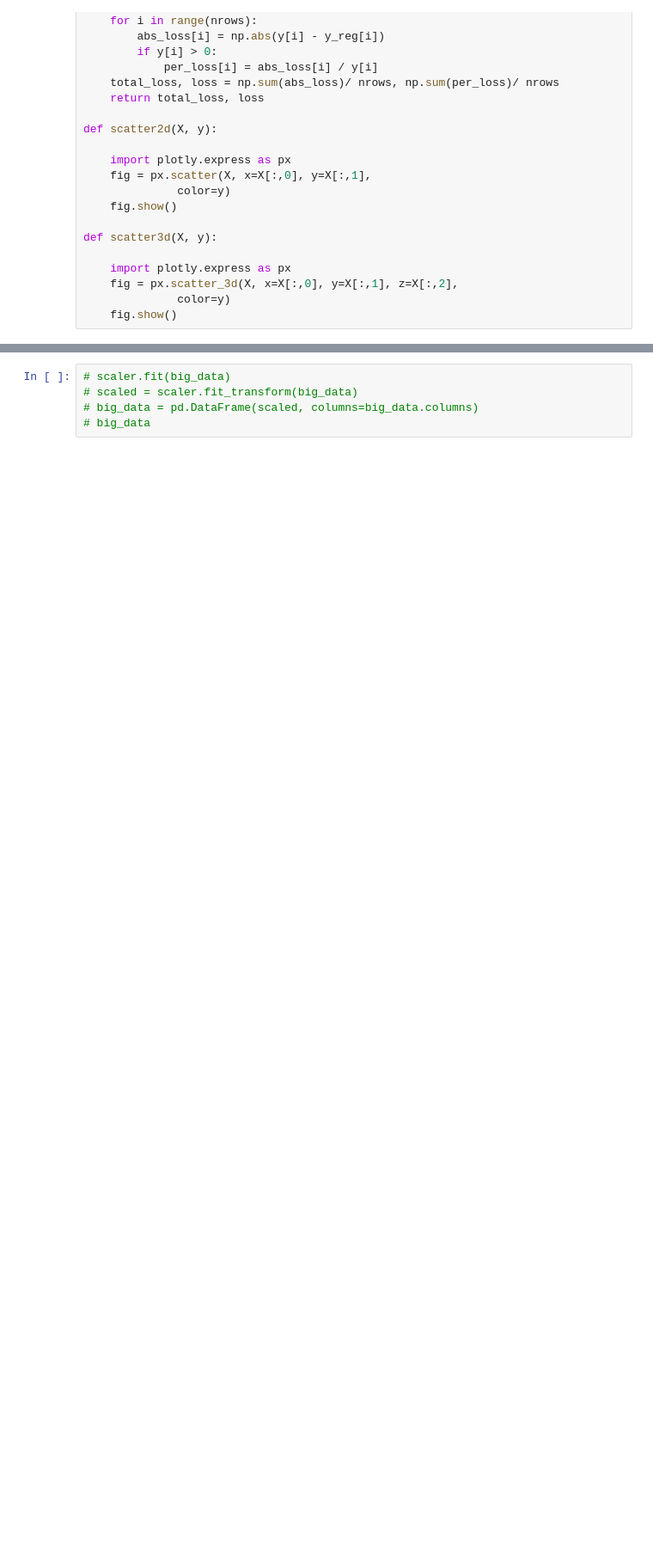
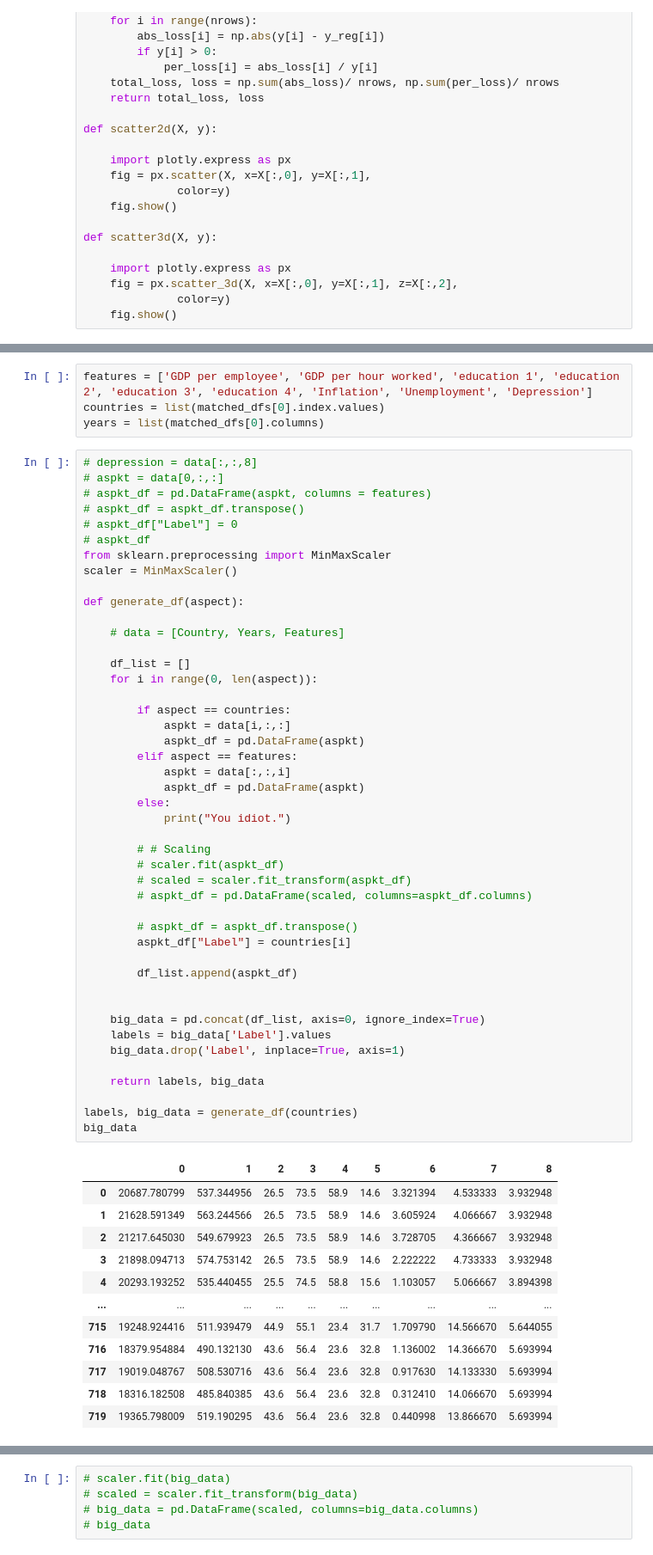
Before and after one commit to nisa-bayraktar/european_productivity, a Jupyter notebook: clustering.ipynb, the cells around one changed output, grey strips where cells are left out. Shown at 86% size. Saved outputs shown, nothing was run; the diff lists cells and outputs as text; blank space fills up the shorter version.

```diff
--- a/clustering.ipynb
+++ b/clustering.ipynb
@@ -329,0 +309,62 @@ depression
+# %%
+features = ['GDP per employee', 'GDP per hour worked', 'education 1', 'education 2', 'education 3', 'education 4', 'Inflation', 'Unemployment', 'Depression']
+countries = list(matched_dfs[0].index.values)
+years = list(matched_dfs[0].columns)
+# %%
+# depression = data[:,:,8]
+# aspkt = data[0,:,:]
+# aspkt_df = pd.DataFrame(aspkt, columns = features)
+# aspkt_df = aspkt_df.transpose()
+# aspkt_df["Label"] = 0
+# aspkt_df
+from sklearn.preprocessing import MinMaxScaler
+scaler = MinMaxScaler()
+
+def generate_df(aspect):
+
+    # data = [Country, Years, Features]
+
+    df_list = []
+    for i in range(0, len(aspect)):
+
+        if aspect == countries:
+            aspkt = data[i,:,:]
+            aspkt_df = pd.DataFrame(aspkt)
+        elif aspect == features:
+            aspkt = data[:,:,i]
+            aspkt_df = pd.DataFrame(aspkt)
+        else:
+            print("You idiot.")
+
+        # # Scaling
+        # scaler.fit(aspkt_df)
+        # scaled = scaler.fit_transform(aspkt_df)
+        # aspkt_df = pd.DataFrame(scaled, columns=aspkt_df.columns)
+
+        # aspkt_df = aspkt_df.transpose()
+        aspkt_df["Label"] = countries[i]
+
+        df_list.append(aspkt_df)
+
+
+    big_data = pd.concat(df_list, axis=0, ignore_index=True)
+    labels = big_data['Label'].values
+    big_data.drop('Label', inplace=True, axis=1)
+
+    return labels, big_data
+
+labels, big_data = generate_df(countries)
+big_data
+# %% [output]
+|  | 0 | 1 | 2 | 3 | 4 | 5 | 6 | 7 | 8 |
+| 0 | 20687.780799 | 537.344956 | 26.5 | 73.5 | 58.9 | 14.6 | 3.321394 | 4.533333 | 3.932948 |
+| 1 | 21628.591349 | 563.244566 | 26.5 | 73.5 | 58.9 | 14.6 | 3.605924 | 4.066667 | 3.932948 |
+| 2 | 21217.645030 | 549.679923 | 26.5 | 73.5 | 58.9 | 14.6 | 3.728705 | 4.366667 | 3.932948 |
+| 3 | 21898.094713 | 574.753142 | 26.5 | 73.5 | 58.9 | 14.6 | 2.222222 | 4.733333 | 3.932948 |
+| 4 | 20293.193252 | 535.440455 | 25.5 | 74.5 | 58.8 | 15.6 | 1.103057 | 5.066667 | 3.894398 |
+| ... | ... | ... | ... | ... | ... | ... | ... | ... | ... |
+| 715 | 19248.924416 | 511.939479 | 44.9 | 55.1 | 23.4 | 31.7 | 1.709790 | 14.566670 | 5.644055 |
+| 716 | 18379.954884 | 490.132130 | 43.6 | 56.4 | 23.6 | 32.8 | 1.136002 | 14.366670 | 5.693994 |
+| 717 | 19019.048767 | 508.530716 | 43.6 | 56.4 | 23.6 | 32.8 | 0.917630 | 14.133330 | 5.693994 |
+| 718 | 18316.182508 | 485.840385 | 43.6 | 56.4 | 23.6 | 32.8 | 0.312410 | 14.066670 | 5.693994 |
+| 719 | 19365.798009 | 519.190295 | 43.6 | 56.4 | 23.6 | 32.8 | 0.440998 | 13.866670 | 5.693994 |
```
Also changed, not shown: parts of 11 cells of this notebook.
